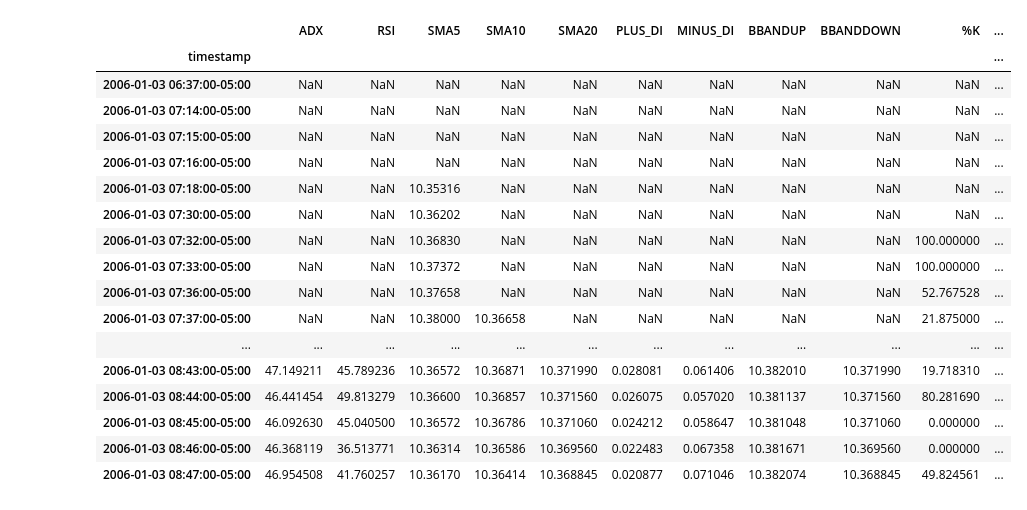
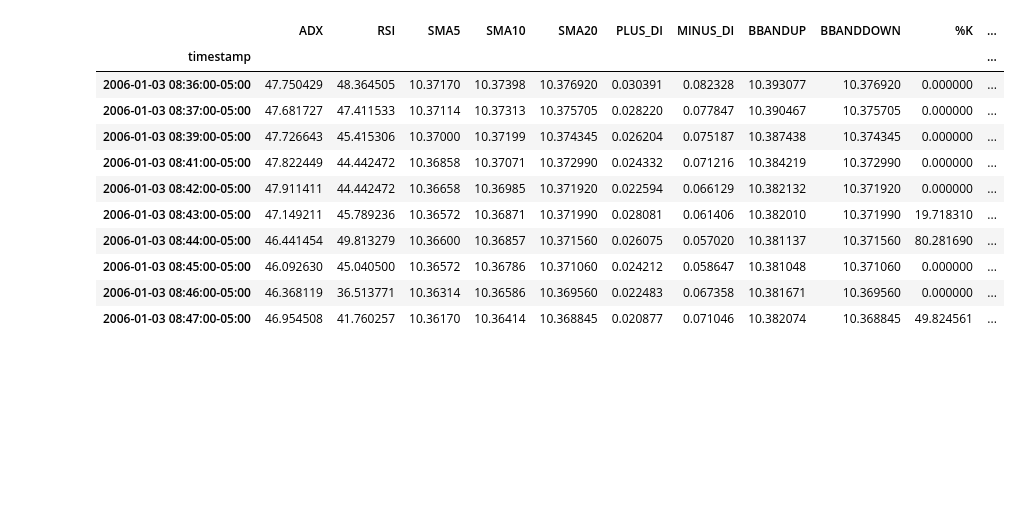
Before and after one commit to hjeffreywang/Alpaca-Algotrading--Legacy-, a Jupyter notebook: TA_lib.ipynb, the cells around one changed output. Cells and saved outputs as stored; diff of their text form; code cells hidden in the pictures; blank space fills up the shorter version.

```diff
--- a/TA_lib.ipynb
+++ b/TA_lib.ipynb
@@ -66,21 +118,15 @@ MACD_df[30:60]
 | 2006-01-03 08:56:00-05:00 | -0.004590 | -0.004698 | 0.000108 |
 | 2006-01-03 08:57:00-05:00 | -0.004390 | -0.004637 | 0.000246 |
 # %%
-analysis.head(50)
+analysis[40:50]
 # %% [output]
 |  | ADX | RSI | SMA5 | SMA10 | SMA20 | PLUS_DI | MINUS_DI | BBANDUP | BBANDDOWN | %K | ... |
 | timestamp |  |  |  |  |  |  |  |  |  |  | ... |
-| 2006-01-03 06:37:00-05:00 | NaN | NaN | NaN | NaN | NaN | NaN | NaN | NaN | NaN | NaN | ... |
-| 2006-01-03 07:14:00-05:00 | NaN | NaN | NaN | NaN | NaN | NaN | NaN | NaN | NaN | NaN | ... |
-| 2006-01-03 07:15:00-05:00 | NaN | NaN | NaN | NaN | NaN | NaN | NaN | NaN | NaN | NaN | ... |
-| 2006-01-03 07:16:00-05:00 | NaN | NaN | NaN | NaN | NaN | NaN | NaN | NaN | NaN | NaN | ... |
-| 2006-01-03 07:18:00-05:00 | NaN | NaN | 10.35316 | NaN | NaN | NaN | NaN | NaN | NaN | NaN | ... |
-| 2006-01-03 07:30:00-05:00 | NaN | NaN | 10.36202 | NaN | NaN | NaN | NaN | NaN | NaN | NaN | ... |
-| 2006-01-03 07:32:00-05:00 | NaN | NaN | 10.36830 | NaN | NaN | NaN | NaN | NaN | NaN | 100.000000 | ... |
-| 2006-01-03 07:33:00-05:00 | NaN | NaN | 10.37372 | NaN | NaN | NaN | NaN | NaN | NaN | 100.000000 | ... |
-| 2006-01-03 07:36:00-05:00 | NaN | NaN | 10.37658 | NaN | NaN | NaN | NaN | NaN | NaN | 52.767528 | ... |
-| 2006-01-03 07:37:00-05:00 | NaN | NaN | 10.38000 | 10.36658 | NaN | NaN | NaN | NaN | NaN | 21.875000 | ... |
-| ... | ... | ... | ... | ... | ... | ... | ... | ... | ... | ... | ... |
+| 2006-01-03 08:36:00-05:00 | 47.750429 | 48.364505 | 10.37170 | 10.37398 | 10.376920 | 0.030391 | 0.082328 | 10.393077 | 10.376920 | 0.000000 | ... |
+| 2006-01-03 08:37:00-05:00 | 47.681727 | 47.411533 | 10.37114 | 10.37313 | 10.375705 | 0.028220 | 0.077847 | 10.390467 | 10.375705 | 0.000000 | ... |
+| 2006-01-03 08:39:00-05:00 | 47.726643 | 45.415306 | 10.37000 | 10.37199 | 10.374345 | 0.026204 | 0.075187 | 10.387438 | 10.374345 | 0.000000 | ... |
+| 2006-01-03 08:41:00-05:00 | 47.822449 | 44.442472 | 10.36858 | 10.37071 | 10.372990 | 0.024332 | 0.071216 | 10.384219 | 10.372990 | 0.000000 | ... |
+| 2006-01-03 08:42:00-05:00 | 47.911411 | 44.442472 | 10.36658 | 10.36985 | 10.371920 | 0.022594 | 0.066129 | 10.382132 | 10.371920 | 0.000000 | ... |
 | 2006-01-03 08:43:00-05:00 | 47.149211 | 45.789236 | 10.36572 | 10.36871 | 10.371990 | 0.028081 | 0.061406 | 10.382010 | 10.371990 | 19.718310 | ... |
 | 2006-01-03 08:44:00-05:00 | 46.441454 | 49.813279 | 10.36600 | 10.36857 | 10.371560 | 0.026075 | 0.057020 | 10.381137 | 10.371560 | 80.281690 | ... |
 | 2006-01-03 08:45:00-05:00 | 46.092630 | 45.040500 | 10.36572 | 10.36786 | 10.371060 | 0.024212 | 0.058647 | 10.381048 | 10.371060 | 0.000000 | ... |
```
Also changed, not shown: parts of 10 cells of this notebook, 6 other files.
